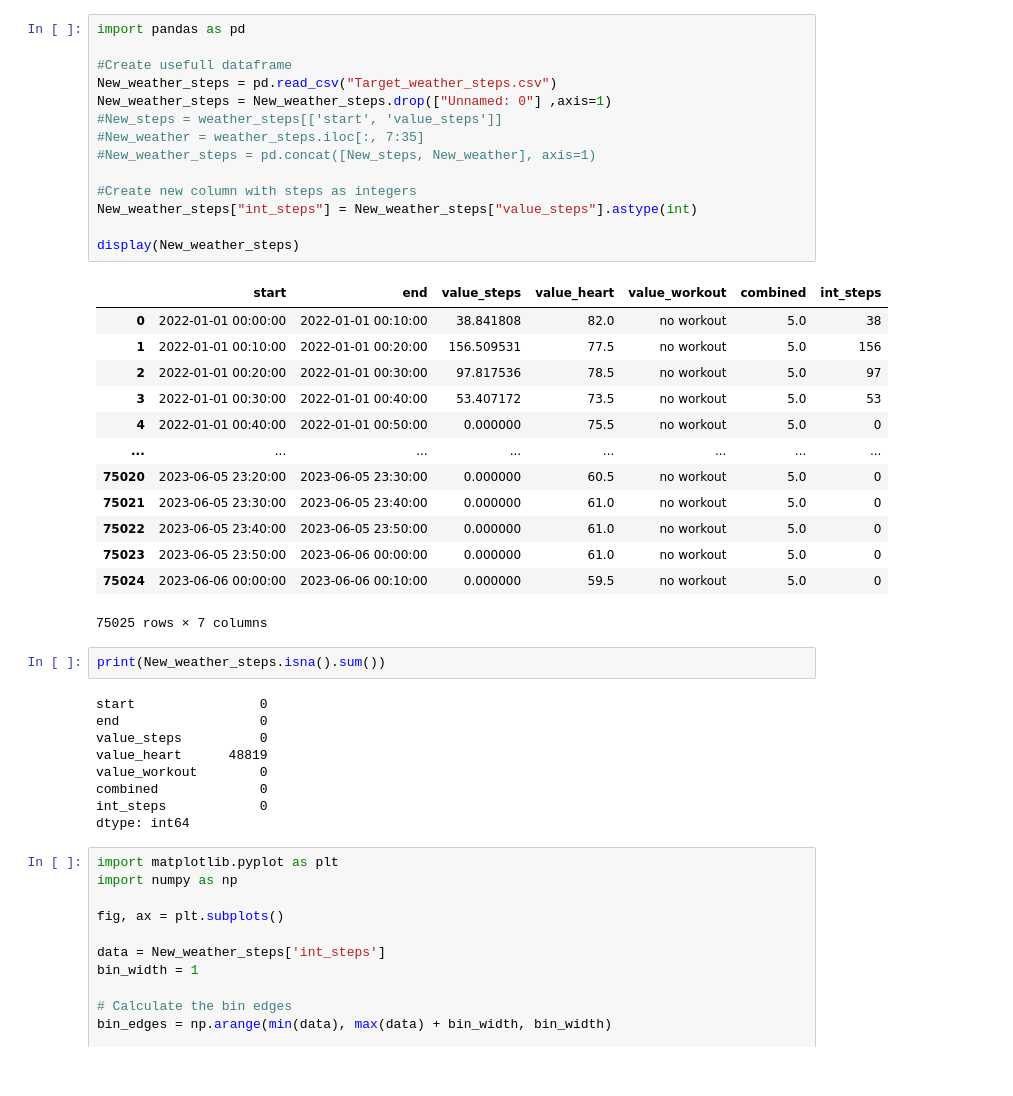
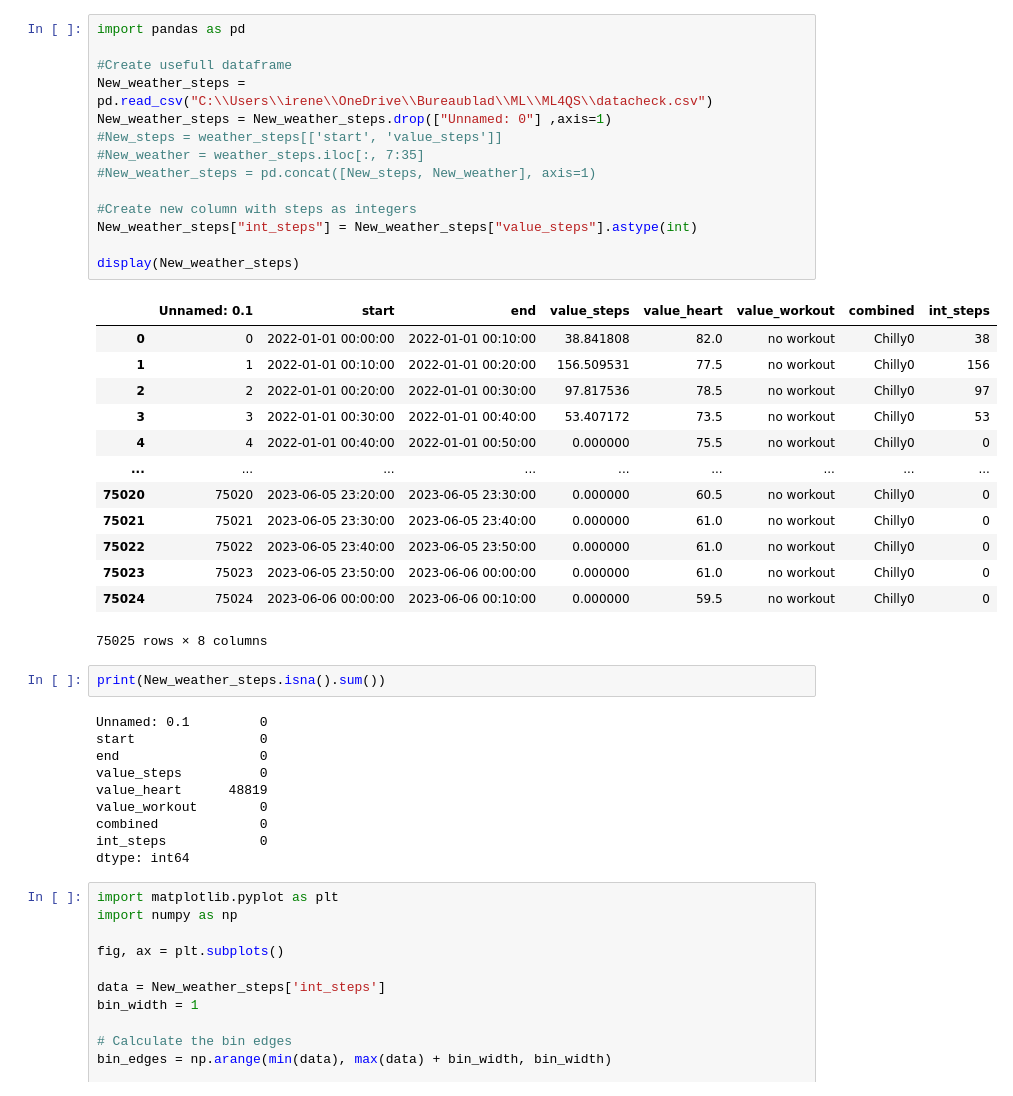
Before and after one commit to YariJulianAnrango/ML4QS, a Jupyter notebook: EDA/EDA.ipynb, the cells around one changed output. Drawn from its saved outputs; the diff is of its cells as text.

```diff
--- a/EDA/EDA.ipynb
+++ b/EDA/EDA.ipynb
@@ -1,34 +1,35 @@
 # %%
 import pandas as pd
 
 #Create usefull dataframe
-New_weather_steps = pd.read_csv("Target_weather_steps.csv")
+New_weather_steps = pd.read_csv("C:\\Users\\irene\\OneDrive\\Bureaublad\\ML\\ML4QS\\datacheck.csv")
 New_weather_steps = New_weather_steps.drop(["Unnamed: 0"] ,axis=1)
 #New_steps = weather_steps[['start', 'value_steps']]
 #New_weather = weather_steps.iloc[:, 7:35]
 #New_weather_steps = pd.concat([New_steps, New_weather], axis=1)
 
 #Create new column with steps as integers
 New_weather_steps["int_steps"] = New_weather_steps["value_steps"].astype(int)
 
 display(New_weather_steps)
 # %% [output]
-|  | start | end | value_steps | value_heart | value_workout | combined | int_steps |
-| 0 | 2022-01-01 00:00:00 | 2022-01-01 00:10:00 | 38.841808 | 82.0 | no workout | 5.0 | 38 |
-| 1 | 2022-01-01 00:10:00 | 2022-01-01 00:20:00 | 156.509531 | 77.5 | no workout | 5.0 | 156 |
-| 2 | 2022-01-01 00:20:00 | 2022-01-01 00:30:00 | 97.817536 | 78.5 | no workout | 5.0 | 97 |
-| 3 | 2022-01-01 00:30:00 | 2022-01-01 00:40:00 | 53.407172 | 73.5 | no workout | 5.0 | 53 |
-| 4 | 2022-01-01 00:40:00 | 2022-01-01 00:50:00 | 0.000000 | 75.5 | no workout | 5.0 | 0 |
-| ... | ... | ... | ... | ... | ... | ... | ... |
-| 75020 | 2023-06-05 23:20:00 | 2023-06-05 23:30:00 | 0.000000 | 60.5 | no workout | 5.0 | 0 |
-| 75021 | 2023-06-05 23:30:00 | 2023-06-05 23:40:00 | 0.000000 | 61.0 | no workout | 5.0 | 0 |
-| 75022 | 2023-06-05 23:40:00 | 2023-06-05 23:50:00 | 0.000000 | 61.0 | no workout | 5.0 | 0 |
-| 75023 | 2023-06-05 23:50:00 | 2023-06-06 00:00:00 | 0.000000 | 61.0 | no workout | 5.0 | 0 |
-| 75024 | 2023-06-06 00:00:00 | 2023-06-06 00:10:00 | 0.000000 | 59.5 | no workout | 5.0 | 0 |
+|  | Unnamed: 0.1 | start | end | value_steps | value_heart | value_workout | combined | int_steps |
+| 0 | 0 | 2022-01-01 00:00:00 | 2022-01-01 00:10:00 | 38.841808 | 82.0 | no workout | Chilly0 | 38 |
+| 1 | 1 | 2022-01-01 00:10:00 | 2022-01-01 00:20:00 | 156.509531 | 77.5 | no workout | Chilly0 | 156 |
+| 2 | 2 | 2022-01-01 00:20:00 | 2022-01-01 00:30:00 | 97.817536 | 78.5 | no workout | Chilly0 | 97 |
+| 3 | 3 | 2022-01-01 00:30:00 | 2022-01-01 00:40:00 | 53.407172 | 73.5 | no workout | Chilly0 | 53 |
+| 4 | 4 | 2022-01-01 00:40:00 | 2022-01-01 00:50:00 | 0.000000 | 75.5 | no workout | Chilly0 | 0 |
+| ... | ... | ... | ... | ... | ... | ... | ... | ... |
+| 75020 | 75020 | 2023-06-05 23:20:00 | 2023-06-05 23:30:00 | 0.000000 | 60.5 | no workout | Chilly0 | 0 |
+| 75021 | 75021 | 2023-06-05 23:30:00 | 2023-06-05 23:40:00 | 0.000000 | 61.0 | no workout | Chilly0 | 0 |
+| 75022 | 75022 | 2023-06-05 23:40:00 | 2023-06-05 23:50:00 | 0.000000 | 61.0 | no workout | Chilly0 | 0 |
+| 75023 | 75023 | 2023-06-05 23:50:00 | 2023-06-06 00:00:00 | 0.000000 | 61.0 | no workout | Chilly0 | 0 |
+| 75024 | 75024 | 2023-06-06 00:00:00 | 2023-06-06 00:10:00 | 0.000000 | 59.5 | no workout | Chilly0 | 0 |
-75025 rows × 7 columns
+75025 rows × 8 columns
 # %%
 print(New_weather_steps.isna().sum())
 # %% [output]
+Unnamed: 0.1         0
 start                0
 end                  0
 value_steps          0
```
Also changed, not shown: parts of 3 cells of this notebook, 4 other files.
